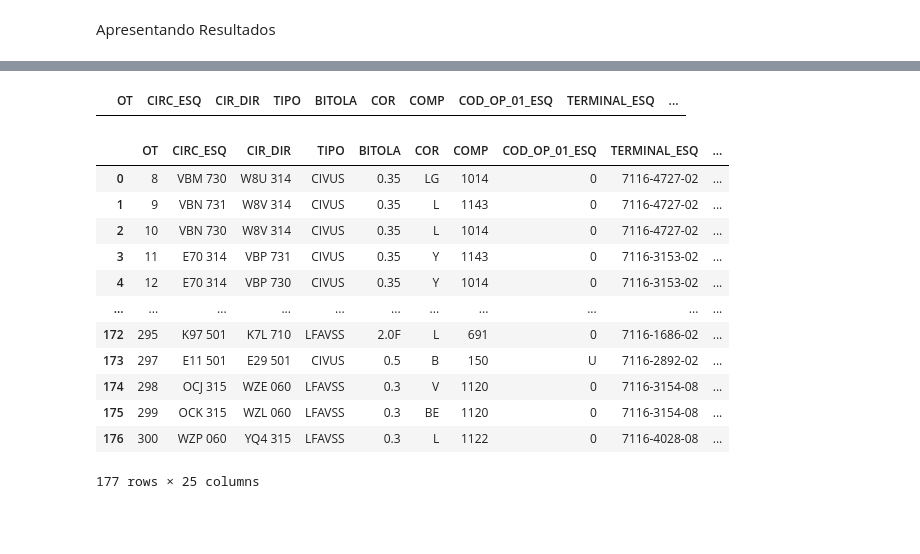
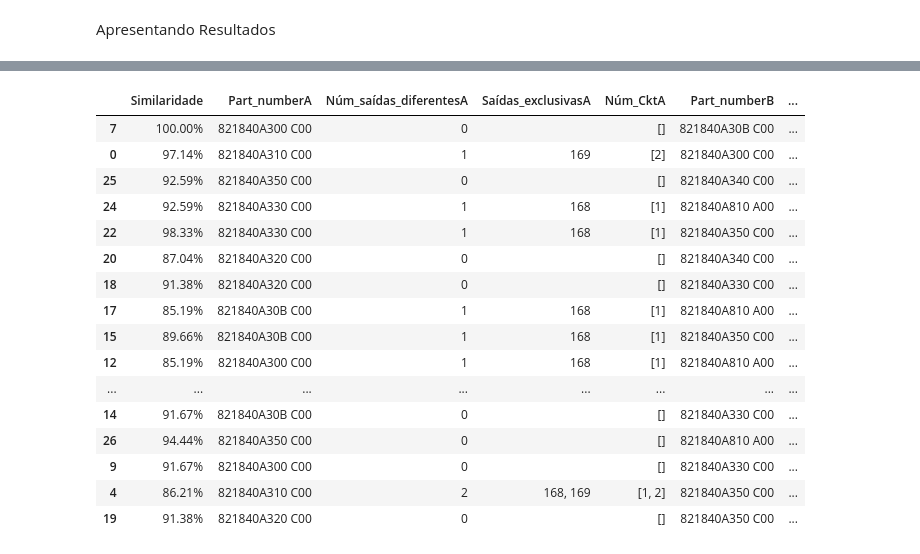
Before and after one commit to mantoan-thi/Wire-harness-analysis, a Jupyter notebook: Análise_TE.ipynb, the cells around one changed output, grey strips where cells are left out. Cells and saved outputs as stored; diff of their text form; code cells hidden in the pictures; blank space fills up the shorter version.

```diff
--- a/Análise_TE.ipynb
+++ b/Análise_TE.ipynb
@@ -16,7 +18,7 @@ warnings.filterwarnings("ignore")
 # %% [markdown]
 Carregando dados
 # %%
-df_circuitos = pd.read_excel('/content/Consulta BOM v17.xlsm',sheet_name='CIRCUITO')
+df_circuitos = pd.read_excel('/content/Consulta BOM v18.xlsm',sheet_name='CIRCUITO')
 # %% [markdown]
 Selecionando somentes colunas importantes
 # %%
@@ -221,20 +269,46 @@ pd.DataFrame(resultado,columns=['PNA','Núm_saídas_diferentes','Saídas_exclusi
-# %%
-nova_lista4[(nova_lista4['Delta']!='Comum') & (nova_lista4['Perct_lig_dir']=='100%')]
-# %% [output]
-|  | OT | CIRC_ESQ | CIR_DIR | TIPO | BITOLA | COR | COMP | COD_OP_01_ESQ | TERMINAL_ESQ | ... |
-# %%
-nova_lista4
-# %% [output]
-|  | OT | CIRC_ESQ | CIR_DIR | TIPO | BITOLA | COR | COMP | COD_OP_01_ESQ | TERMINAL_ESQ | ... |
-| 0 | 8 | VBM 730 | W8U 314 | CIVUS | 0.35 | LG | 1014 | 0 | 7116-4727-02 | ... |
-| 1 | 9 | VBN 731 | W8V 314 | CIVUS | 0.35 | L | 1143 | 0 | 7116-4727-02 | ... |
-| 2 | 10 | VBN 730 | W8V 314 | CIVUS | 0.35 | L | 1014 | 0 | 7116-4727-02 | ... |
-| 3 | 11 | E70 314 | VBP 731 | CIVUS | 0.35 | Y | 1143 | 0 | 7116-3153-02 | ... |
-| 4 | 12 | E70 314 | VBP 730 | CIVUS | 0.35 | Y | 1014 | 0 | 7116-3153-02 | ... |
-| ... | ... | ... | ... | ... | ... | ... | ... | ... | ... | ... |
-| 172 | 295 | K97 501 | K7L 710 | LFAVSS | 2.0F | L | 691 | 0 | 7116-1686-02 | ... |
-| 173 | 297 | E11 501 | E29 501 | CIVUS | 0.5 | B | 150 | U | 7116-2892-02 | ... |
-| 174 | 298 | OCJ 315 | WZE 060 | LFAVSS | 0.3 | V | 1120 | 0 | 7116-3154-08 | ... |
-| 175 | 299 | OCK 315 | WZL 060 | LFAVSS | 0.3 | BE | 1120 | 0 | 7116-3154-08 | ... |
-| 176 | 300 | WZP 060 | YQ4 315 | LFAVSS | 0.3 | L | 1122 | 0 | 7116-4028-08 | ... |
-177 rows × 25 columns
+# %%
+def risk(simil,A,B):
+  if simil == 1:
+    return 'Alto'
+  else:
+    if (A+B)==1:
+      return 'Moderado'
+    else:
+      return 'Baixo'
+# %%
+def ordenar(x):
+  if x == 'Alto':
+    return 1
+  else:
+    if x == 'Moderado':
+      return 2
+    else:
+      return 3
+# %%
+New_resultado = pd.DataFrame(resultado,columns=['Similaridade','Part_numberA','Núm_saídas_diferentesA','Saídas_exclusivasA','Núm_CktA','Part_numberB','Núm_saídas_diferentesB','Saídas_exclusivasB','Núm_CktB'])
+New_resultado['Risk2'] = New_resultado['Núm_saídas_diferentesA']+New_resultado['Núm_saídas_diferentesB']
+New_resultado['Risk'] = New_resultado.apply(lambda x: risk(x['Similaridade'],x['Núm_saídas_diferentesA'],x['Núm_saídas_diferentesB']),axis=1)
+New_resultado['Risk3'] = New_resultado['Risk'].apply(lambda x: ordenar(x))
+New_resultado.sort_values(by=['Risk3'],inplace=True)
+New_resultado.drop(columns=['Risk2','Risk3'],inplace=True)
+New_resultado['Similaridade'] = New_resultado['Similaridade'].apply(lambda x: '{:.2%}'.format(x))
+# %%
+New_resultado
+# %% [output]
+|  | Similaridade | Part_numberA | Núm_saídas_diferentesA | Saídas_exclusivasA | Núm_CktA | Part_numberB | ... |
+| 7 | 100.00% | 821840A300 C00 | 0 |  | [] | 821840A30B C00 | ... |
+| 0 | 97.14% | 821840A310 C00 | 1 | 169 | [2] | 821840A300 C00 | ... |
+| 25 | 92.59% | 821840A350 C00 | 0 |  | [] | 821840A340 C00 | ... |
+| 24 | 92.59% | 821840A330 C00 | 1 | 168 | [1] | 821840A810 A00 | ... |
+| 22 | 98.33% | 821840A330 C00 | 1 | 168 | [1] | 821840A350 C00 | ... |
+| 20 | 87.04% | 821840A320 C00 | 0 |  | [] | 821840A340 C00 | ... |
+| 18 | 91.38% | 821840A320 C00 | 0 |  | [] | 821840A330 C00 | ... |
+| 17 | 85.19% | 821840A30B C00 | 1 | 168 | [1] | 821840A810 A00 | ... |
+| 15 | 89.66% | 821840A30B C00 | 1 | 168 | [1] | 821840A350 C00 | ... |
+| 12 | 85.19% | 821840A300 C00 | 1 | 168 | [1] | 821840A810 A00 | ... |
+| ... | ... | ... | ... | ... | ... | ... | ... |
+| 14 | 91.67% | 821840A30B C00 | 0 |  | [] | 821840A330 C00 | ... |
+| 26 | 94.44% | 821840A350 C00 | 0 |  | [] | 821840A810 A00 | ... |
+| 9 | 91.67% | 821840A300 C00 | 0 |  | [] | 821840A330 C00 | ... |
+| 4 | 86.21% | 821840A310 C00 | 2 | 168, 169 | [1, 2] | 821840A350 C00 | ... |
+| 19 | 91.38% | 821840A320 C00 | 0 |  | [] | 821840A350 C00 | ... |
```
Also changed, not shown: parts of 3 cells of this notebook.
